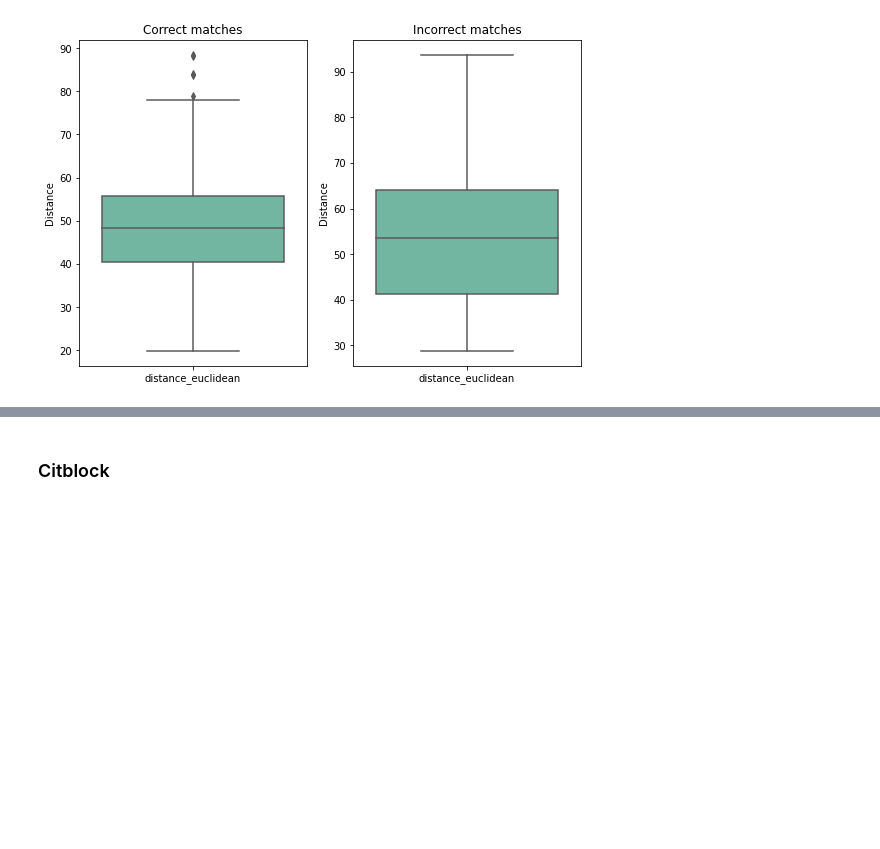
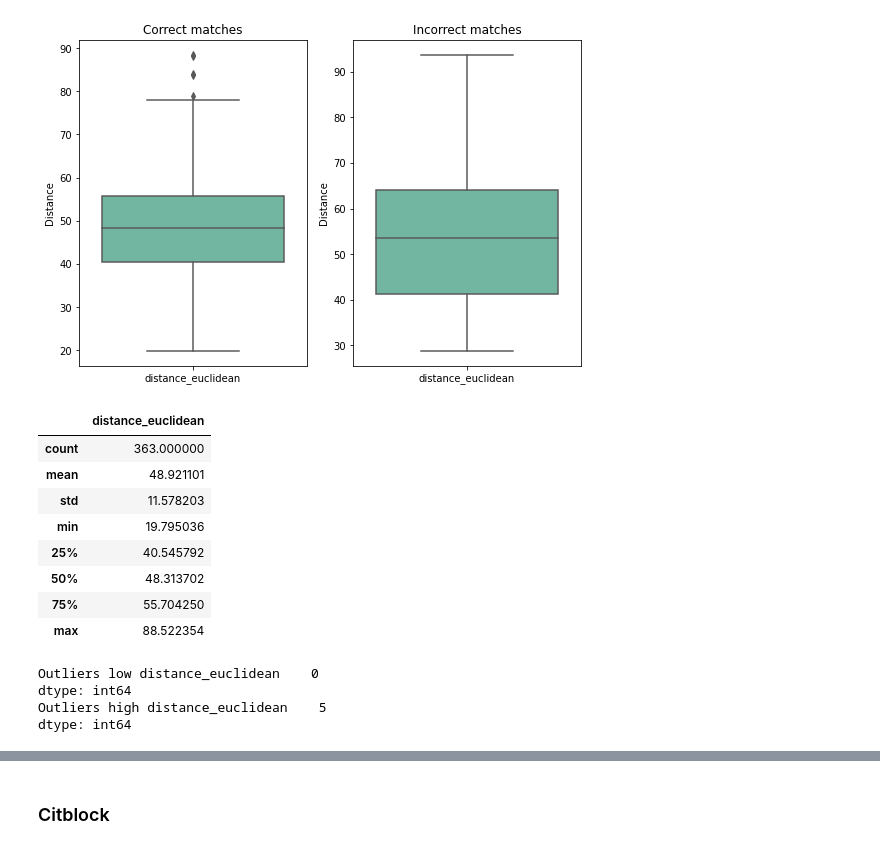
Before and after one commit to robbedec/localization-msk, a Jupyter notebook: src/benchmark_fvector_matching.ipynb, the cells around one changed output, grey strips where cells are left out. Drawn from its saved outputs; the diff is of its cells as text; code cells hidden in the pictures; blank space fills up the shorter version.

```diff
--- a/src/benchmark_fvector_matching.ipynb
+++ b/src/benchmark_fvector_matching.ipynb
@@ -271,3 +271,33 @@ axarr[1].set(xlabel='', ylabel='Distance')
 # %% [output]
 [Text(0.5, 0, ''), Text(0, 0.5, 'Distance')]
 [figure]
+# %%
+sub_df = df[df.filename == df.result_euclidean]
+sub_df[["distance_euclidean"]].describe()
+# %% [output]
+|  | distance_euclidean |
+| count | 363.000000 |
+| mean | 48.921101 |
+| std | 11.578203 |
+| min | 19.795036 |
+| 25% | 40.545792 |
+| 50% | 48.313702 |
+| 75% | 55.704250 |
+| max | 88.522354 |
+# %%
+Q1 = sub_df[["distance_euclidean"]].quantile(0.25)
+Q3 = sub_df[["distance_euclidean"]].quantile(0.75)
+IQR = Q3 - Q1
+lower_lim = Q1 - 1.5 * IQR
+upper_lim = Q3 + 1.5 * IQR
+
+
+outliers_low = (sub_df[["distance_euclidean"]] < lower_lim)
+outliers_high = (sub_df[["distance_euclidean"]] > upper_lim)
+print(f'Outliers low {outliers_low[outliers_low.distance_euclidean == True].count()}')
+print(f'Outliers high {outliers_high[outliers_high.distance_euclidean == True].count()}')
+# %% [output]
+Outliers low distance_euclidean    0
+dtype: int64
+Outliers high distance_euclidean    5
+dtype: int64
```
Also changed, not shown: parts of 16 cells of this notebook, 3 other files.
